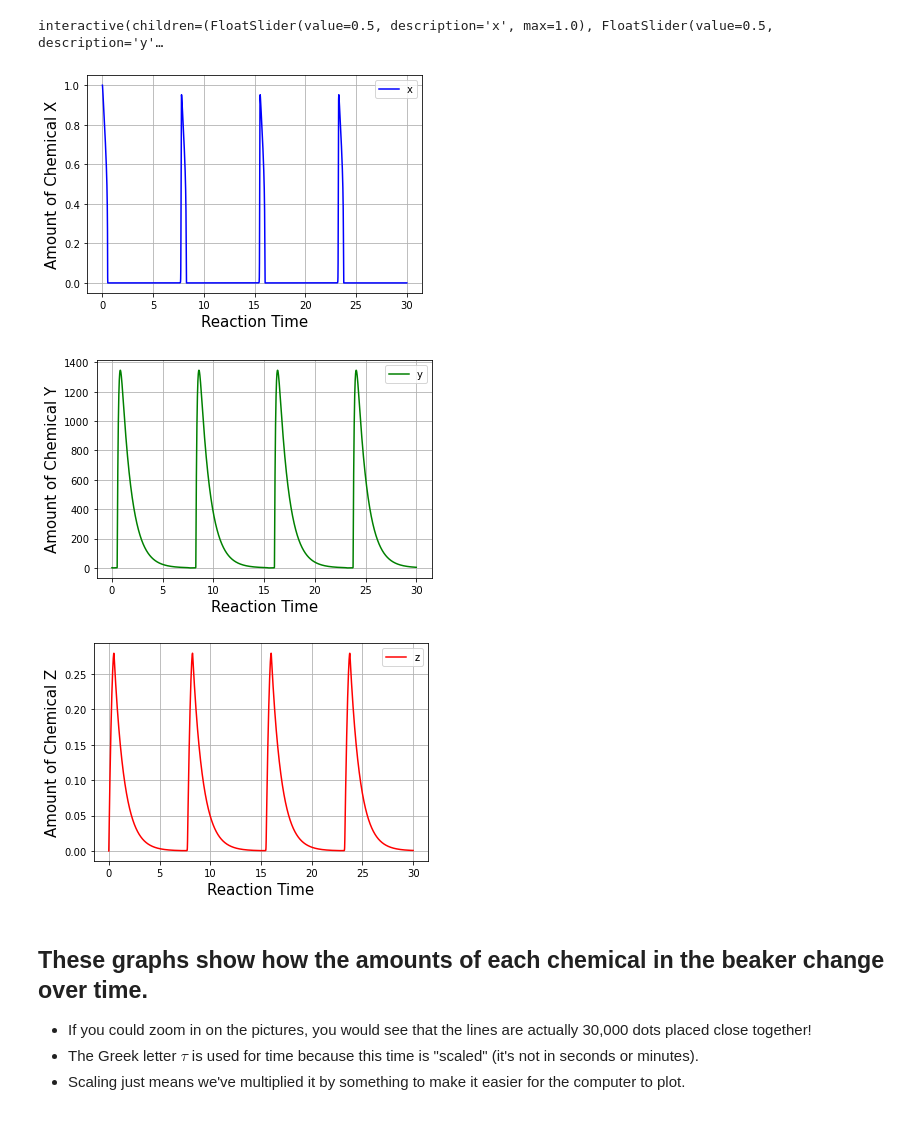
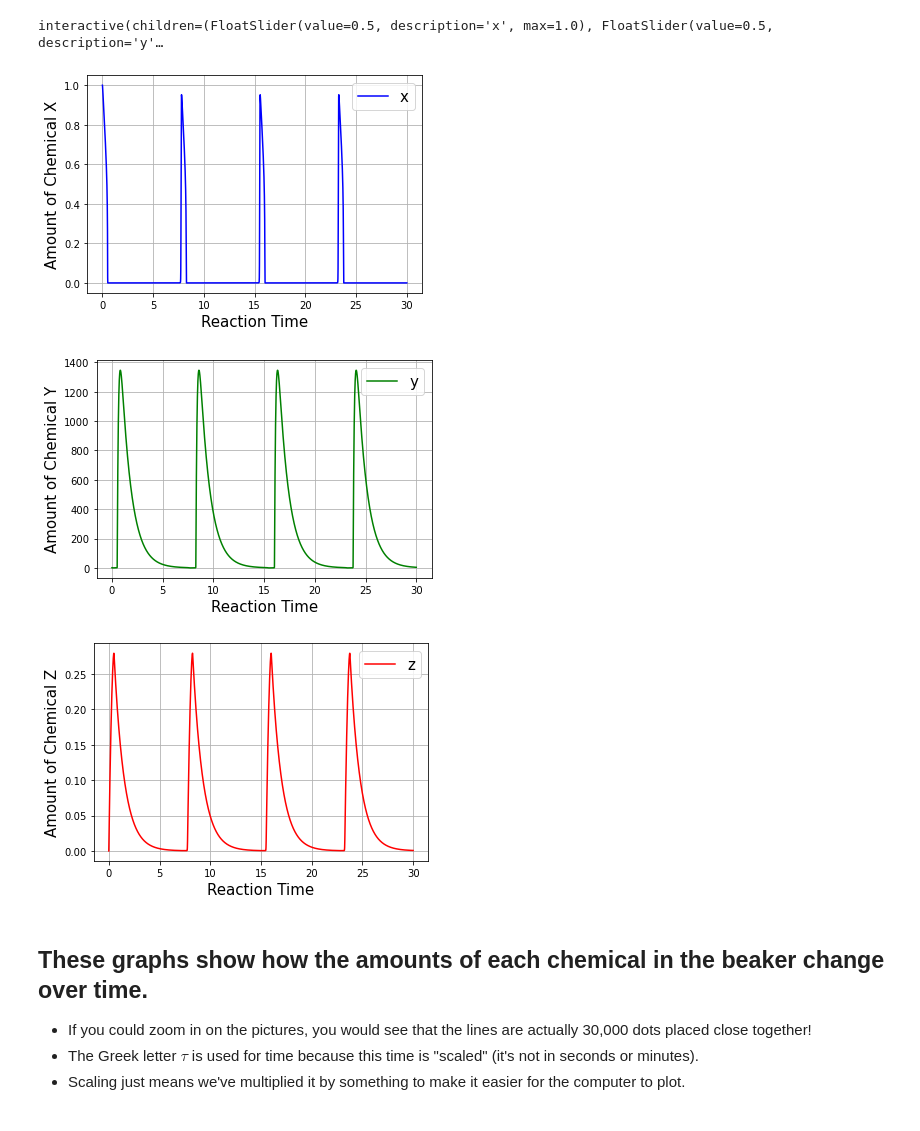
Before and after one commit to lperezmo/scientific-computing-middle-school-version, a Jupyter notebook: Chemistry_module/Chemical_Clocks.ipynb, the cells around one changed output. Saved outputs shown, nothing was run; the diff lists cells and outputs as text; code cells hidden in the pictures.

```diff
--- a/Chemistry_module/Chemical_Clocks.ipynb
+++ b/Chemistry_module/Chemical_Clocks.ipynb
@@ -231,38 +231,38 @@ interactive(children=(FloatSlider(value=0.5, description='x', max=1.0), FloatSli
 # %%
 x0 = chosen_concs.widget.result[0]
 y0 = chosen_concs.widget.result[1]
 z0 = chosen_concs.widget.result[2]
 chosen_params = initialize(0.10, x0, y0, z0, 0.001, 30)
 solution, time = concs(chosen_params)
 
 plt.plot(time, solution[:, 0], 'b', label='x')
-plt.legend(loc='best')
+plt.legend(loc='best', fontsize = 15)
 plt.xlabel('Reaction Time', fontsize = 15)
 plt.ylabel('Amount of Chemical X', fontsize = 15)
 plt.grid()
 plt.show()
 ##############################################
 ##############################################
 
 plt.plot(time, solution[:, 1], 'g', label='y')
-plt.legend(loc='best')
+plt.legend(loc='best', fontsize = 15)
 plt.xlabel('Reaction Time', fontsize = 15)
 plt.ylabel('Amount of Chemical Y', fontsize = 15)
 plt.grid()
 plt.show()
 ##############################################
 ##############################################
 
 plt.plot(time, solution[:, 2], 'r', label='z')
-plt.legend(loc='best')
+plt.legend(loc='best', fontsize = 15)
 plt.xlabel('Reaction Time', fontsize = 15)
 plt.ylabel('Amount of Chemical Z', fontsize = 15)
 plt.grid()
 plt.show()
 # %% [output]
-[figure, old version]
+[figure, new version]
-[figure, old version]
+[figure, new version]
-[figure, old version]
+[figure, new version]
 # %% [markdown]
 ## These graphs show how the amounts of each chemical in the beaker change over time.
 - If you could zoom in on the pictures, you would see that the lines are actually 30,000 dots placed close together!
```
Also changed, not shown: parts of 5 cells of this notebook.
